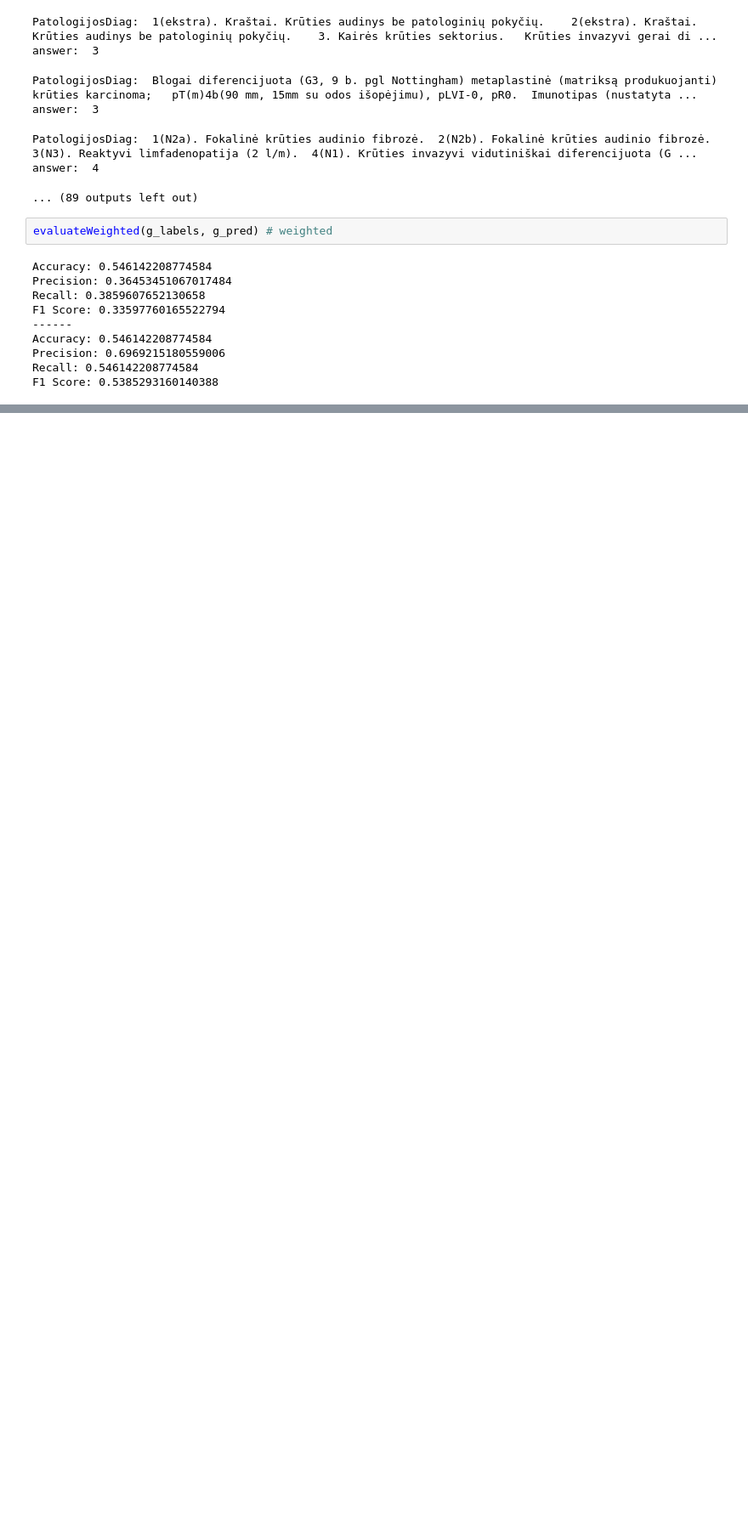
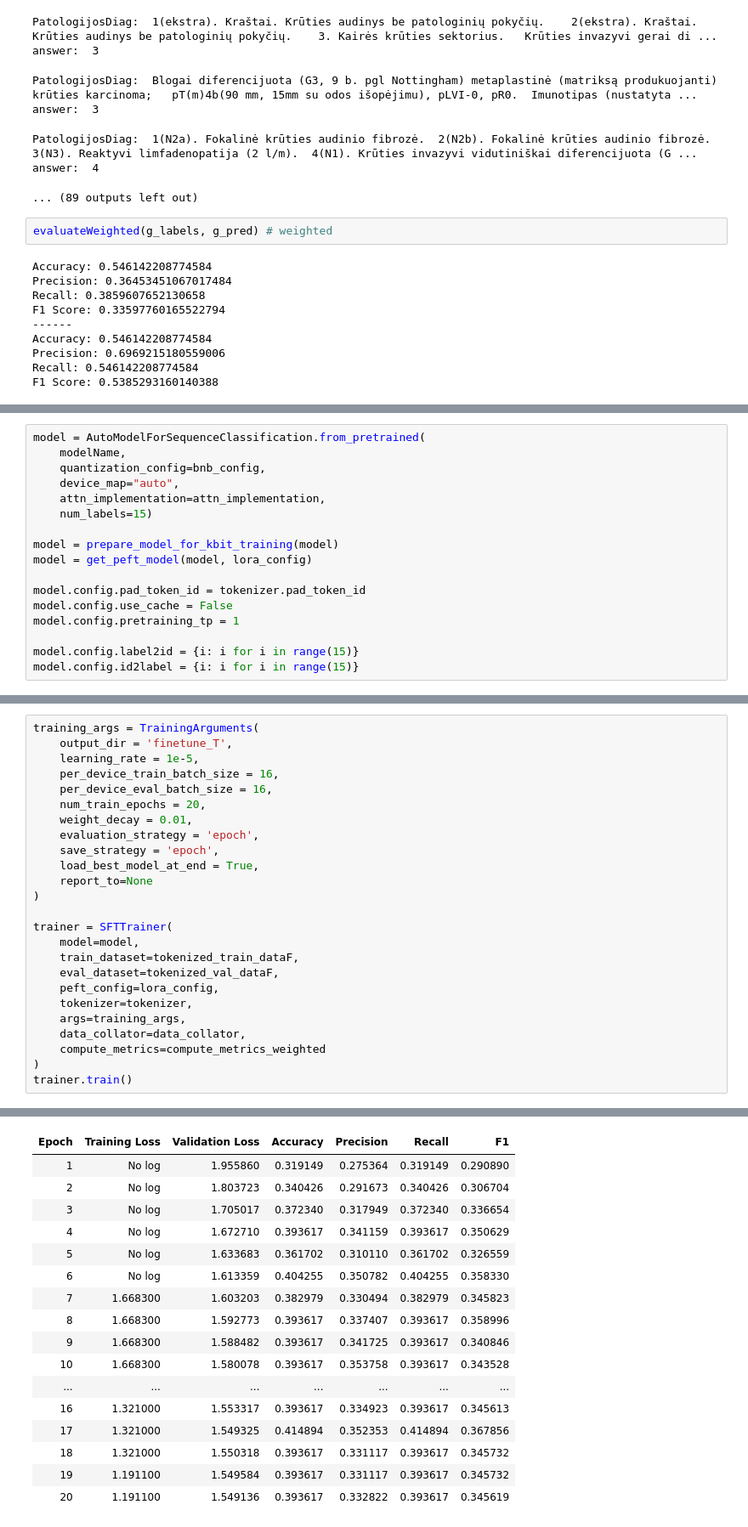
Before and after one commit to Deminalla/TNM-G-classification, a Jupyter notebook: TNM.ipynb, the cells around one changed output, grey strips where cells are left out. Shown at 85% size. Cells and saved outputs as stored; diff of their text form; blank space fills up the shorter version.

```diff
--- a/TNM.ipynb
+++ b/TNM.ipynb
@@ -520,0 +804,17 @@ F1 Score: 0.5385293160140388
+# %%
+model = AutoModelForSequenceClassification.from_pretrained(
+    modelName,
+    quantization_config=bnb_config,
+    device_map="auto",
+    attn_implementation=attn_implementation,
+    num_labels=15)
+
+model = prepare_model_for_kbit_training(model)
+model = get_peft_model(model, lora_config)
+
+model.config.pad_token_id = tokenizer.pad_token_id
+model.config.use_cache = False
+model.config.pretraining_tp = 1
+
+model.config.label2id = {i: i for i in range(15)}
+model.config.id2label = {i: i for i in range(15)}
@@ -520,0 +860,26 @@ F1 Score: 0.5385293160140388
+# %%
+training_args = TrainingArguments(
+    output_dir = 'finetune_T',
+    learning_rate = 1e-5,
+    per_device_train_batch_size = 16,
+    per_device_eval_batch_size = 16,
+    num_train_epochs = 20,
+    weight_decay = 0.01,
+    evaluation_strategy = 'epoch',
+    save_strategy = 'epoch',
+    load_best_model_at_end = True,
+    report_to=None
+)
+
+trainer = SFTTrainer(
+    model=model,
+    train_dataset=tokenized_train_dataF,
+    eval_dataset=tokenized_val_dataF,
+    peft_config=lora_config,
+    tokenizer=tokenizer,
+    args=training_args,
+    data_collator=data_collator,
+    compute_metrics=compute_metrics_weighted
+)
+trainer.train()
+# %% [output]
@@ -520,0 +889,17 @@ F1 Score: 0.5385293160140388
+| Epoch | Training Loss | Validation Loss | Accuracy | Precision | Recall | F1 |
+| 1 | No log | 1.955860 | 0.319149 | 0.275364 | 0.319149 | 0.290890 |
+| 2 | No log | 1.803723 | 0.340426 | 0.291673 | 0.340426 | 0.306704 |
+| 3 | No log | 1.705017 | 0.372340 | 0.317949 | 0.372340 | 0.336654 |
+| 4 | No log | 1.672710 | 0.393617 | 0.341159 | 0.393617 | 0.350629 |
+| 5 | No log | 1.633683 | 0.361702 | 0.310110 | 0.361702 | 0.326559 |
+| 6 | No log | 1.613359 | 0.404255 | 0.350782 | 0.404255 | 0.358330 |
+| 7 | 1.668300 | 1.603203 | 0.382979 | 0.330494 | 0.382979 | 0.345823 |
+| 8 | 1.668300 | 1.592773 | 0.393617 | 0.337407 | 0.393617 | 0.358996 |
+| 9 | 1.668300 | 1.588482 | 0.393617 | 0.341725 | 0.393617 | 0.340846 |
+| 10 | 1.668300 | 1.580078 | 0.393617 | 0.353758 | 0.393617 | 0.343528 |
+| ... | ... | ... | ... | ... | ... | ... |
+| 16 | 1.321000 | 1.553317 | 0.393617 | 0.334923 | 0.393617 | 0.345613 |
+| 17 | 1.321000 | 1.549325 | 0.414894 | 0.352353 | 0.414894 | 0.367856 |
+| 18 | 1.321000 | 1.550318 | 0.393617 | 0.331117 | 0.393617 | 0.345732 |
+| 19 | 1.191100 | 1.549584 | 0.393617 | 0.331117 | 0.393617 | 0.345732 |
+| 20 | 1.191100 | 1.549136 | 0.393617 | 0.332822 | 0.393617 | 0.345619 |
```
Also changed, not shown: parts of 52 cells of this notebook.
